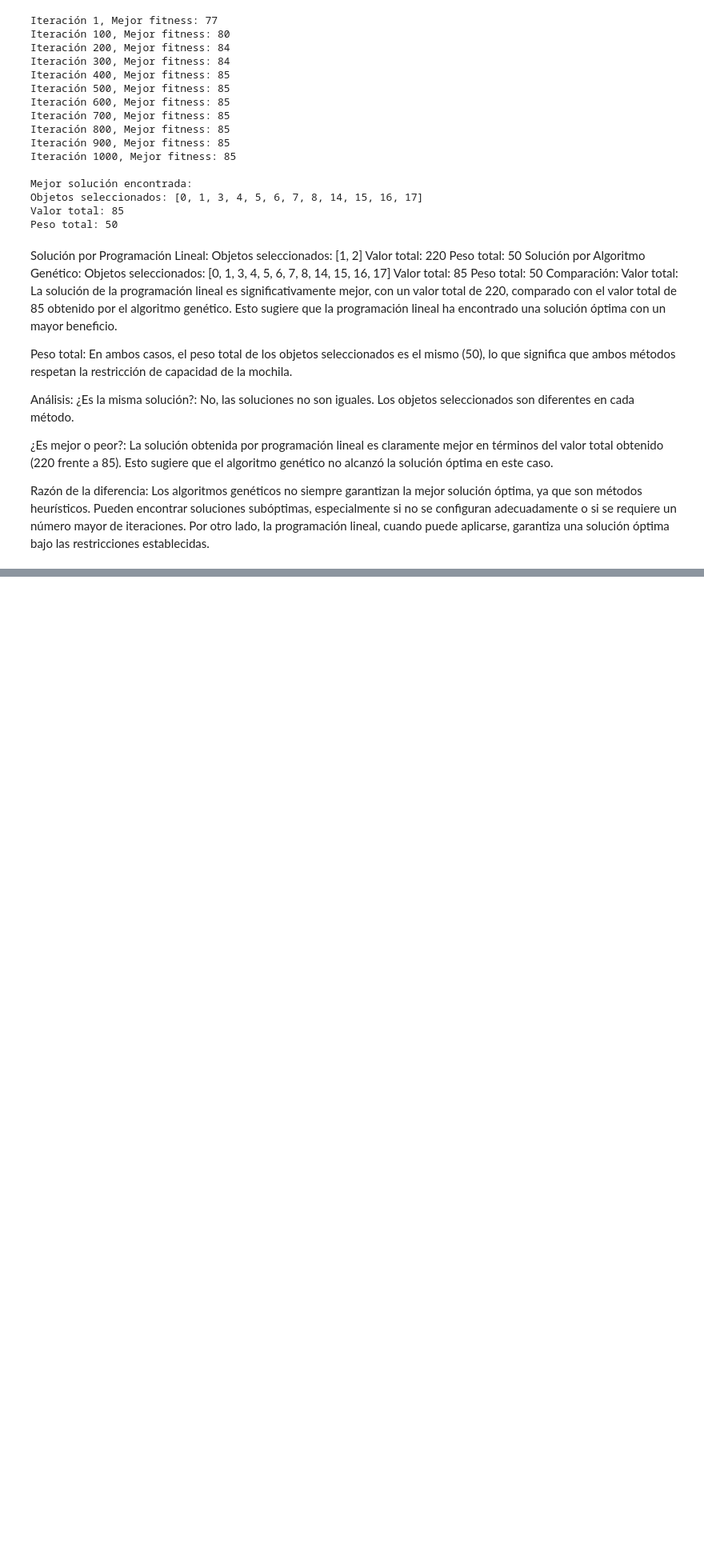
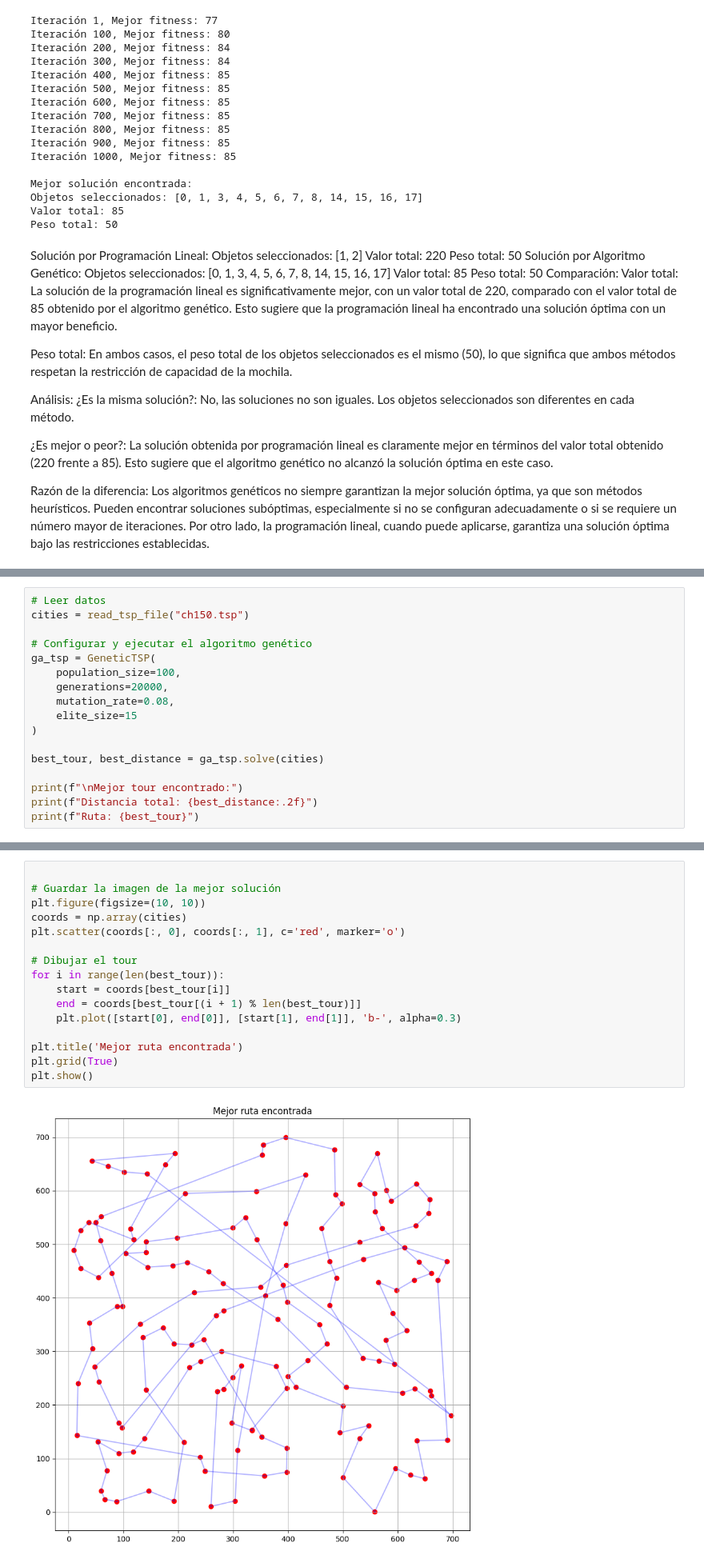
Before and after one commit to XaviAlvarado18/ModSim-Lab08, a Jupyter notebook: Lab08.ipynb, the cells around one changed output, grey strips where cells are left out. Shown at 80% size. Saved outputs shown, nothing was run; the diff lists cells and outputs as text; blank space fills up the shorter version.

```diff
--- a/Lab08.ipynb
+++ b/Lab08.ipynb
@@ -324,0 +544,17 @@ Los algoritmos genéticos no siempre garantizan la mejor solución óptima, ya q
+# %%
+# Leer datos
+cities = read_tsp_file("ch150.tsp")
+
+# Configurar y ejecutar el algoritmo genético
+ga_tsp = GeneticTSP(
+    population_size=100,
+    generations=20000,
+    mutation_rate=0.08,
+    elite_size=15
+)
+
+best_tour, best_distance = ga_tsp.solve(cities)
+
+print(f"\nMejor tour encontrado:")
+print(f"Distancia total: {best_distance:.2f}")
+print(f"Ruta: {best_tour}")
@@ -324,0 +586,18 @@ Los algoritmos genéticos no siempre garantizan la mejor solución óptima, ya q
+# %%
+
+# Guardar la imagen de la mejor solución
+plt.figure(figsize=(10, 10))
+coords = np.array(cities)
+plt.scatter(coords[:, 0], coords[:, 1], c='red', marker='o')
+
+# Dibujar el tour
+for i in range(len(best_tour)):
+    start = coords[best_tour[i]]
+    end = coords[best_tour[(i + 1) % len(best_tour)]]
+    plt.plot([start[0], end[0]], [start[1], end[1]], 'b-', alpha=0.3)
+
+plt.title('Mejor ruta encontrada')
+plt.grid(True)
+plt.show()
+# %% [output]
+[figure, added]
```
Also changed, not shown: parts of 6 cells of this notebook, 5 other files.
